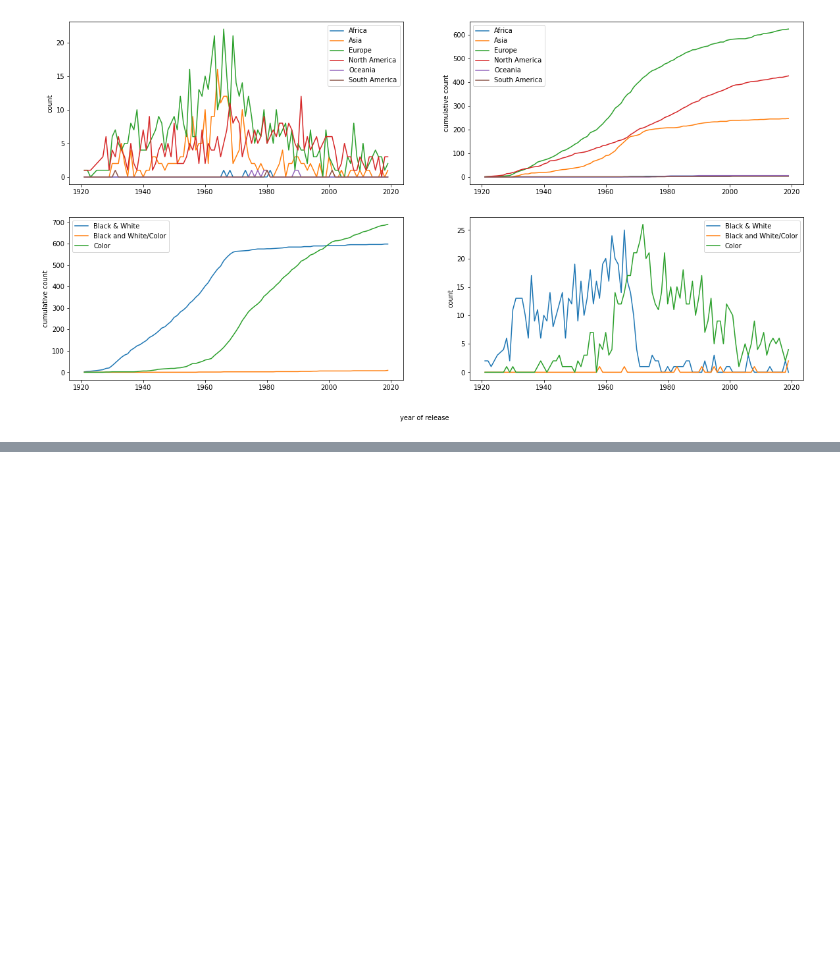
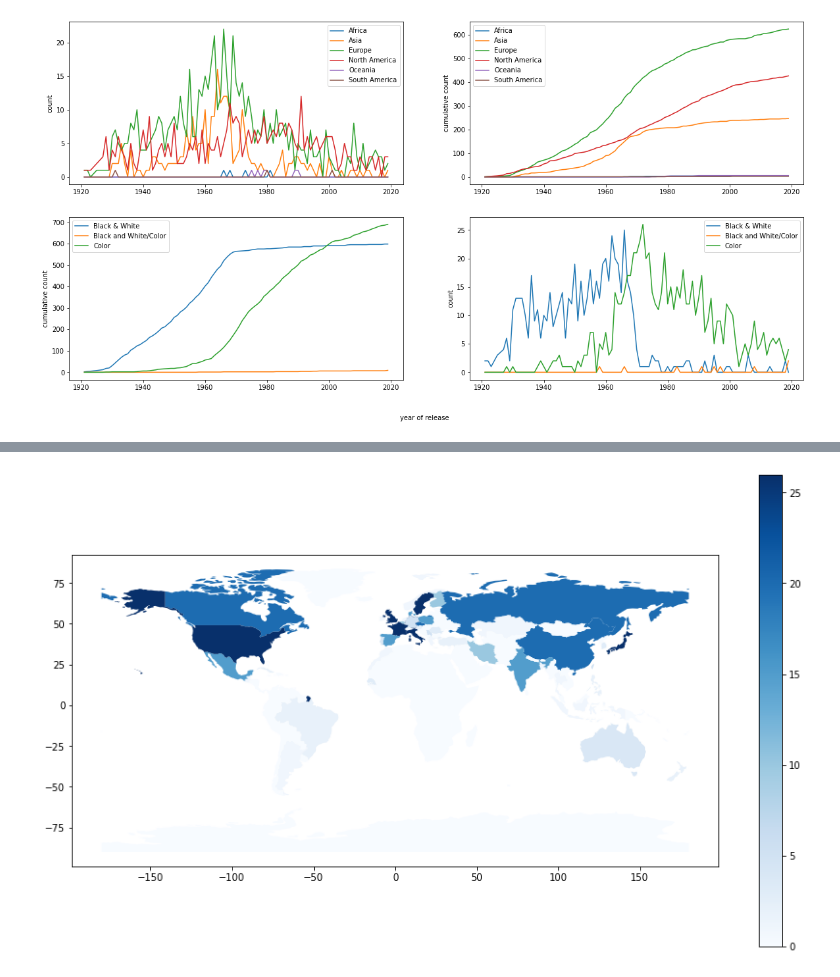
Before and after one commit to JohnStokes228/movie_eda, a Jupyter notebook: initial_eda.ipynb, the cells around one changed output, grey strips where cells are left out. Cells and saved outputs as stored; diff of their text form; code cells hidden in the pictures; blank space fills up the shorter version.

Commit message:
added chloropleth plot

```diff
--- a/initial_eda.ipynb
+++ b/initial_eda.ipynb
@@ -129,0 +135,11 @@ that aside the code is quite ugly, surely they can be to some extent automated?
+# %%
+countries_polygons = gpd.read_file(gpd.datasets.get_path('naturalearth_lowres'))
+countries_polygons.drop(['pop_est', 'gdp_md_est'], axis=1, inplace=True)
+
+movies_by_country = df[['title', 'country']].groupby('country').count().reset_index()
+countries_poly = countries_polygons.name.unique().tolist()
+countries_data = movies_by_country.country.unique().tolist()
+
+missing_polys = [country for country in countries_data if country not in countries_poly]
+print(len(missing_polys))
+print(missing_polys[:10])
@@ -129,0 +151,7 @@ that aside the code is quite ugly, surely they can be to some extent automated?
+# %%
+movies_by_country.loc[movies_by_country.country == 'Czechoslovakia', 'country'] = 'Czechia'
+movies_by_country.loc[movies_by_country.country == 'West Germany', 'country'] = 'Germany'
+movies_by_country.loc[movies_by_country.country == 'Yugoslavia', 'country'] = 'Serbia'
+movies_by_country.loc[movies_by_country.country == 'Hong Kong', 'country'] = 'China'
+movies_by_country.loc[movies_by_country.country == 'United States', 'country'] = 'United States of America'
+movies_by_country.loc[movies_by_country.country == 'Soviet Union', 'country'] = 'Russia'
@@ -129,0 +164,19 @@ that aside the code is quite ugly, surely they can be to some extent automated?
+# %%
+movies_by_country.columns = ['name', 'criterion_release_count']
+movies_by_country = pd.merge(movies_by_country, countries_polygons,
+                             on='name', how='outer')
+movies_by_country.criterion_release_count.fillna(0, inplace=True)
+movies_by_country = gpd.GeoDataFrame(movies_by_country)
+
+bins = [0, 0.5, 1, 2, 3, 4, 5, 10, 15, 20, 25, float('inf')]
+labels = [0, 1, 2, 3, 4, 5, 10, 15, 20, 25, 26]
+movies_by_country['criterion_release_count_binned'] = pd.cut(movies_by_country['criterion_release_count'],
+                                  bins=bins, labels=labels)
+
+movies_by_country.criterion_release_count_binned.fillna(0, inplace=True)
+
+ax = movies_by_country.plot(column='criterion_release_count_binned',
+                            cmap = 'Blues', figsize=(15, 9),
+                            legend=True)
+# %% [output]
+[figure, added]
```
Also changed, not shown: parts of 6 cells of this notebook.
